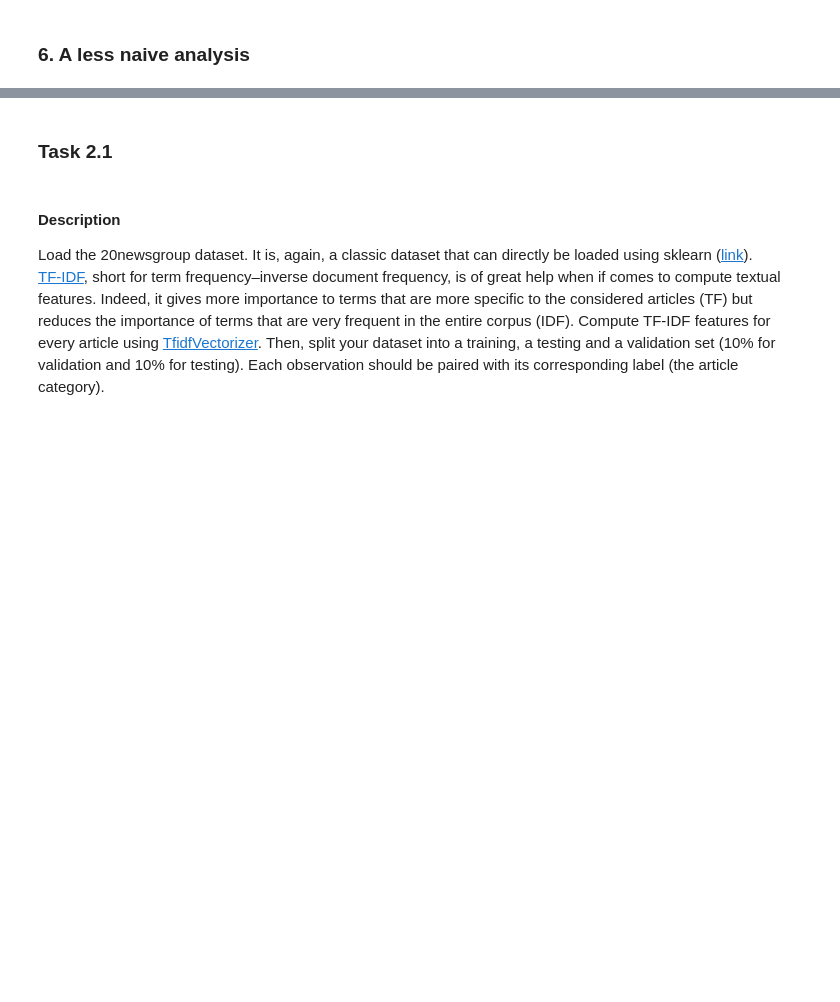
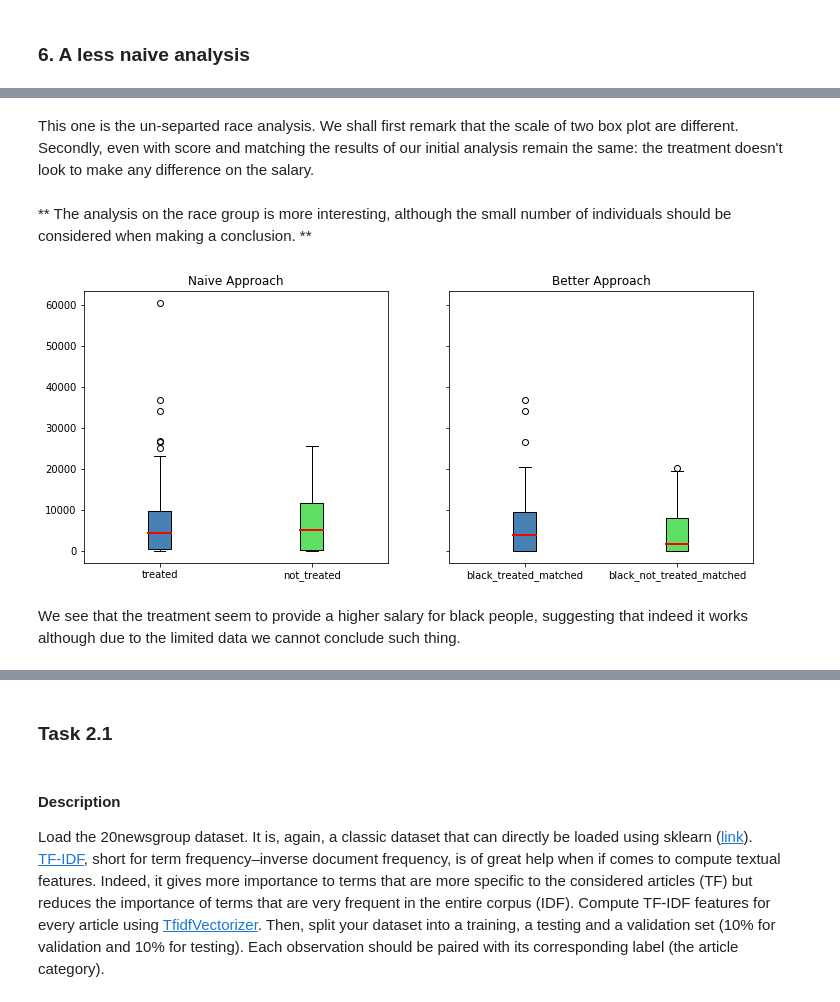
Before and after one commit to IsaacLeimgruber/ADA_labs_repo, a Jupyter notebook: 04 - Applied ML/HW04_Charles.ipynb, the cells around one changed output, grey strips where cells are left out. Cells and saved outputs as stored; diff of their text form; code cells hidden in the pictures; blank space fills up the shorter version.

```diff
--- a/04 - Applied ML/HW04_Charles.ipynb
+++ b/04 - Applied ML/HW04_Charles.ipynb
@@ -841,0 +909,11 @@ shared_plot_by('educ', 'hist', patients_noBlack_noHispan_treated, patients_noBla
+# %% [markdown]
+This one is the un-separted race analysis. We shall first remark that the scale of two box plot are different. <br>
+Secondly, even with score and matching the results of our initial analysis remain the same: the treatment doesn't look to make any difference on the salary.
+# %% [markdown]
+** The analysis on the race group is more interesting, although the small number of individuals should be considered when making a conclusion. **
+# %%
+make_boxplot_shared(treated_df, ntreated_df,patients_black_treated_matched,patients_black_not_treated, 're78', ['treated', 'not_treated'],["black_treated_matched", "black_not_treated_matched"] ,['steelblue', '#5EDF63'], "Naive Approach", "Better Approach")
+# %% [output]
+[figure, added]
+# %% [markdown]
+We see that the treatment seem to provide a higher salary for black people, suggesting that indeed it works although due to the limited data we cannot conclude such thing.
```
Also changed, not shown: parts of 67 cells of this notebook.
